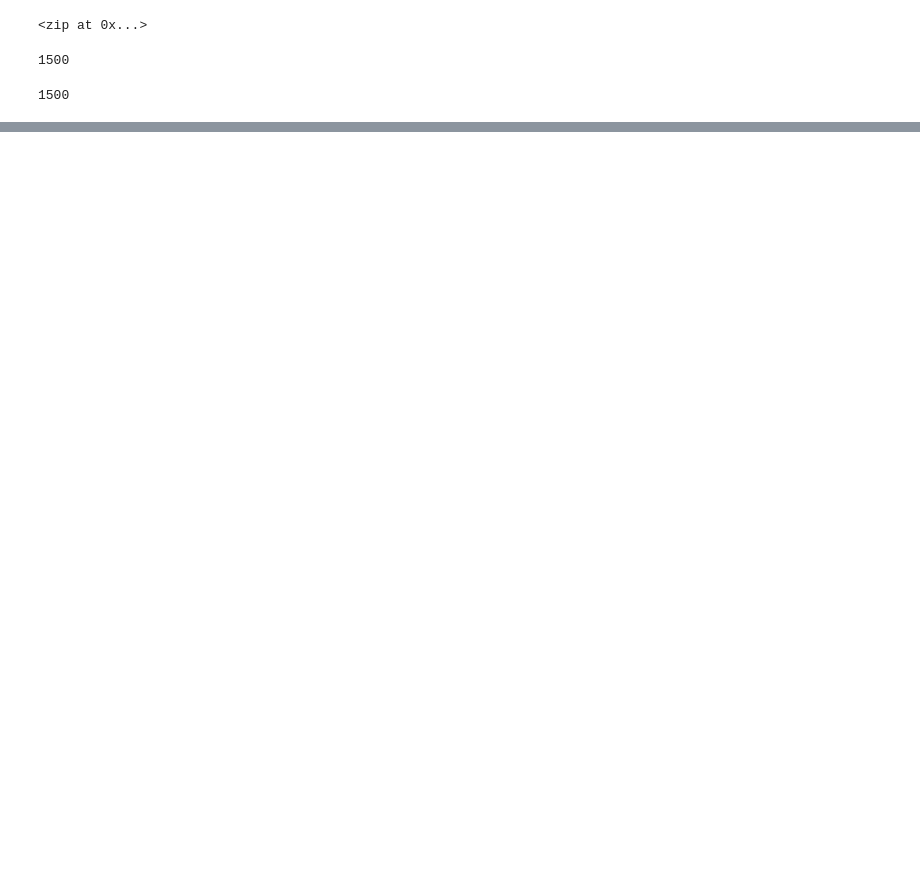
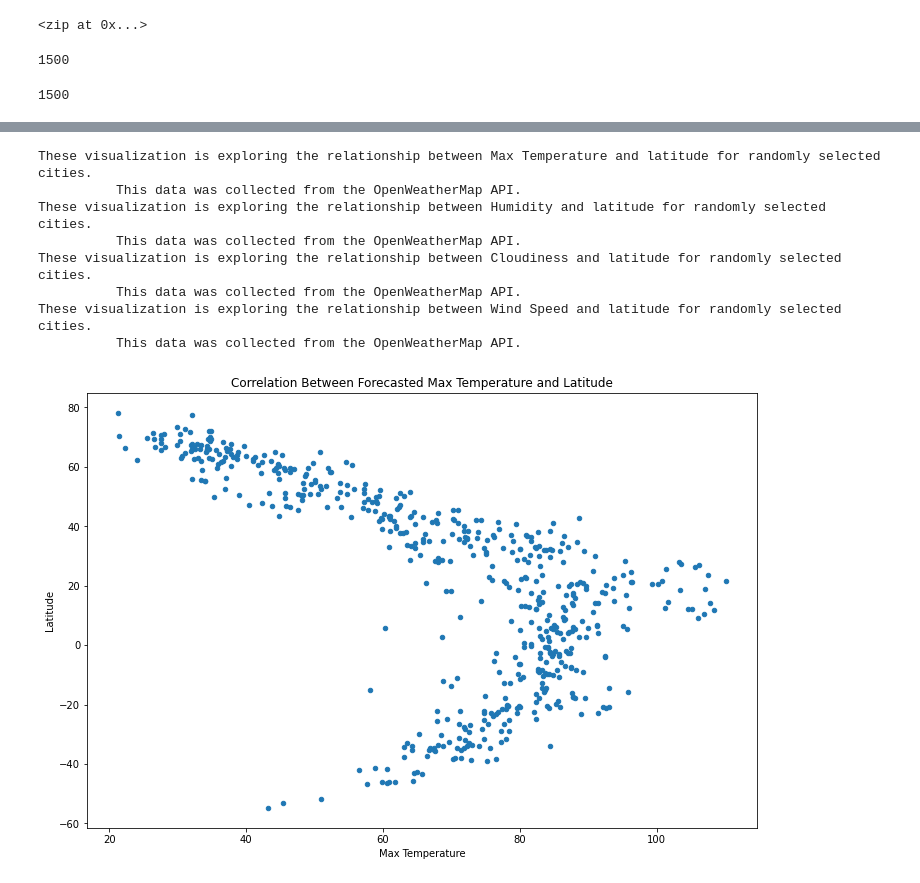
Before and after one commit to bakerv/API-Challenge, a Jupyter notebook: WeatherPy/main.ipynb, the cells around one changed output, grey strips where cells are left out. Saved outputs shown, nothing was run; the diff lists cells and outputs as text; code cells hidden in the pictures; blank space fills up the shorter version.

```diff
--- a/WeatherPy/main.ipynb
+++ b/WeatherPy/main.ipynb
@@ -76,0 +84,8 @@ NameError: name 'append_value' is not defined
+# %%
+#display(citynames)
+#display(citylats)
+#display(citylons)
+print(len(citynames))
+citydata = pd.DataFrame.from_dict({"City Name":citynames,"Latitude":citylats,"Longitude":citylons})
+display(citydata)
+citydata.to_csv(r'..\\Data\\City_data.csv')
@@ -76,0 +107,22 @@ NameError: name 'append_value' is not defined
+# %%
+onecall = "https://api.openweathermap.org/data/2.5/onecall?"
+citydata["Max Temperature"] = ""
+citydata["Humidity"] = ""
+citydata["Cloudiness"] = ""
+citydata["Wind Speed"] = ""
+exclude = "current,minutely,hourly,alerts"
+
+for index, row in citydata.iterrows():
+    lat = row["Latitude"]
+    lon = row["Longitude"]
+    onecallresponse = (requests.get(f"{onecall}lat={lat}&lon={lon}&exclude={exclude}&appid={weatherkey}&units=imperial").json()
+                       ['daily'][0])
+    try:
+        citydata.loc[index, 'Max Temperature'] = onecallresponse['temp']['max']
+        citydata.loc[index, 'Humidity'] = onecallresponse['humidity']
+        citydata.loc[index, 'Cloudiness'] = onecallresponse['clouds']
+        citydata.loc[index, 'Wind Speed'] = onecallresponse['wind_speed']
+        print(f'Information successfully retreived for {citydata.loc[index,"City Name"]}')
+    except (KeyError, IndexError, SSLEOFError,SSLError):
+        print(f'FAIL: Unable to retrieve information for {citydata.loc[index,"City Name"]}')
+display(citydata)
@@ -76,0 +181,5 @@ NameError: name 'append_value' is not defined
+# %%
+citydata["Max Temperature"] = pd.to_numeric(citydata["Max Temperature"])
+citydata["Humidity"] = pd.to_numeric(citydata["Humidity"])
+citydata["Cloudiness"] = pd.to_numeric(citydata["Cloudiness"])
+citydata["Wind Speed"] = pd.to_numeric(citydata["Wind Speed"])
@@ -77,12 +198,27 @@ NameError: name 'append_value' is not defined
 # %%
+comparelist = ['Max Temperature','Humidity','Cloudiness','Wind Speed']
+for element in comparelist:
+    citydata.plot.scatter(element,"Latitude", figsize = (12,8),title=f'Correlation Between Forecasted {element} and Latitude')
+    print(f'''These visualization is exploring the relationship between {element} and latitude for randomly selected cities.
+          This data was collected from the OpenWeatherMap API.''')
 
 #for each variable in list
     #plot scatter plot vs latitude
     #export each plot to a png file
     #if lat >o
-        # plot all possible scatter plots on new plots
+        # plot all possible scatter plots vs latitude
         #run linear regression for each plot
         #add regression results to the plot
         #export plot to png file
     #else
         #do the same as above on separate plots
+# %% [output]
+These visualization is exploring the relationship between Max Temperature and latitude for randomly selected cities.
+          This data was collected from the OpenWeatherMap API.
+These visualization is exploring the relationship between Humidity and latitude for randomly selected cities.
+          This data was collected from the OpenWeatherMap API.
+These visualization is exploring the relationship between Cloudiness and latitude for randomly selected cities.
+          This data was collected from the OpenWeatherMap API.
+These visualization is exploring the relationship between Wind Speed and latitude for randomly selected cities.
+          This data was collected from the OpenWeatherMap API.
+[figure, added]
```
Also changed, not shown: parts of 11 cells of this notebook, 2 other files.
